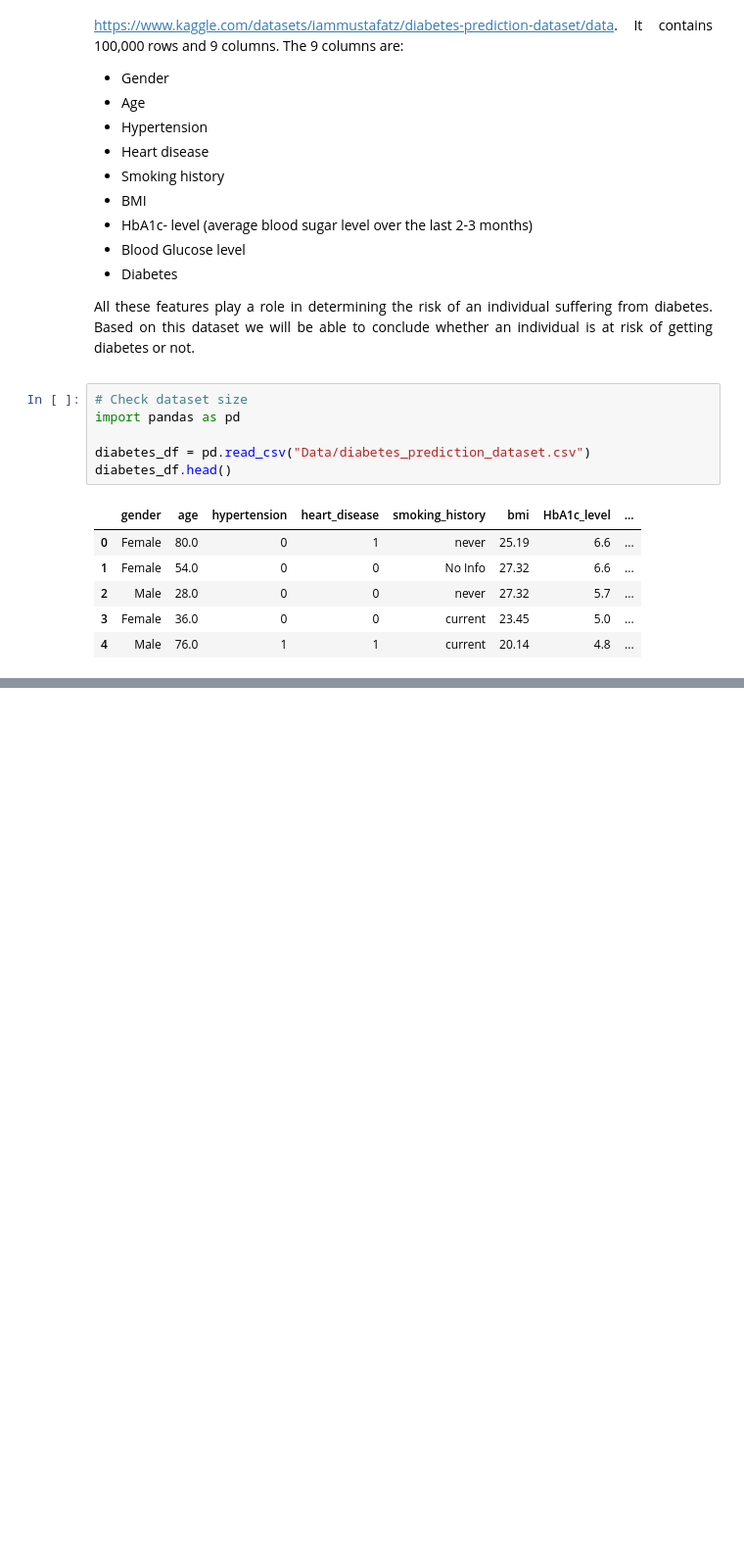
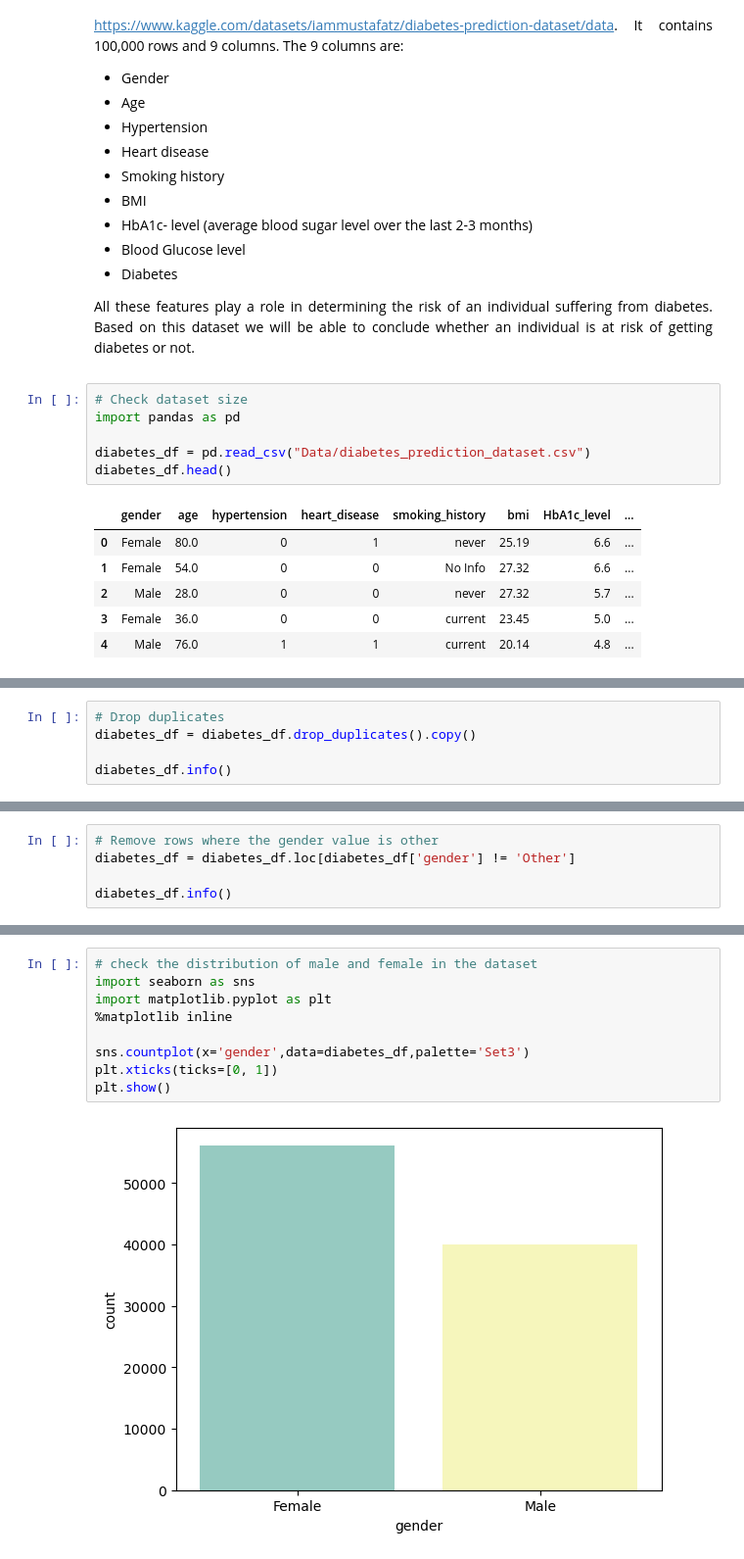
Before and after one commit to Jeffrey-sinos/diabetes-prediction-model, a Jupyter notebook: diabetes.ipynb, the cells around one changed output, grey strips where cells are left out. Shown at 98% size. Saved outputs shown, nothing was run; the diff lists cells and outputs as text; blank space fills up the shorter version.

Commit message:
completed data preparation

```diff
--- a/diabetes.ipynb
+++ b/diabetes.ipynb
@@ -45,0 +109,5 @@ diabetes_df.head()
+# %%
+# Drop duplicates
+diabetes_df = diabetes_df.drop_duplicates().copy()
+
+diabetes_df.info()
@@ -45,0 +144,5 @@ diabetes_df.head()
+# %%
+# Remove rows where the gender value is other
+diabetes_df = diabetes_df.loc[diabetes_df['gender'] != 'Other']
+
+diabetes_df.info()
@@ -45,0 +166,11 @@ diabetes_df.head()
+# %%
+# check the distribution of male and female in the dataset
+import seaborn as sns
+import matplotlib.pyplot as plt
+%matplotlib inline
+
+sns.countplot(x='gender',data=diabetes_df,palette='Set3')
+plt.xticks(ticks=[0, 1])
+plt.show()
+# %% [output]
+[figure, added]
```
Also changed, not shown: parts of 20 cells of this notebook.
